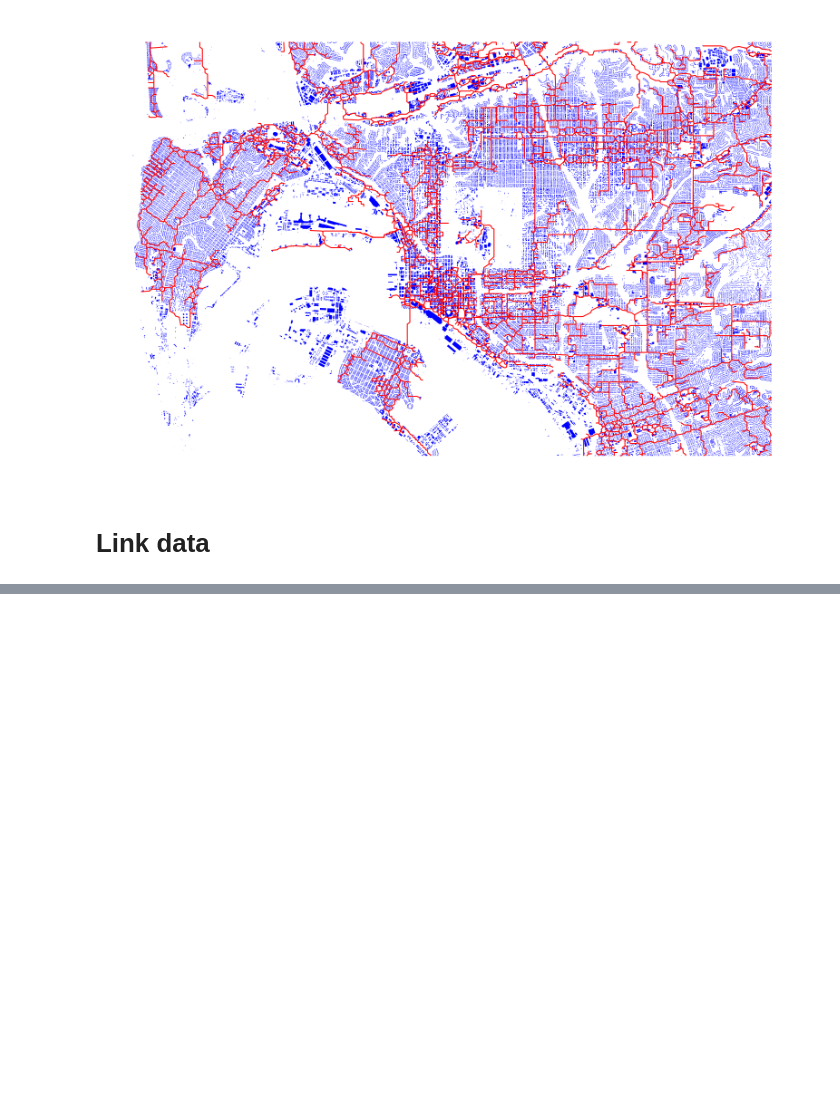
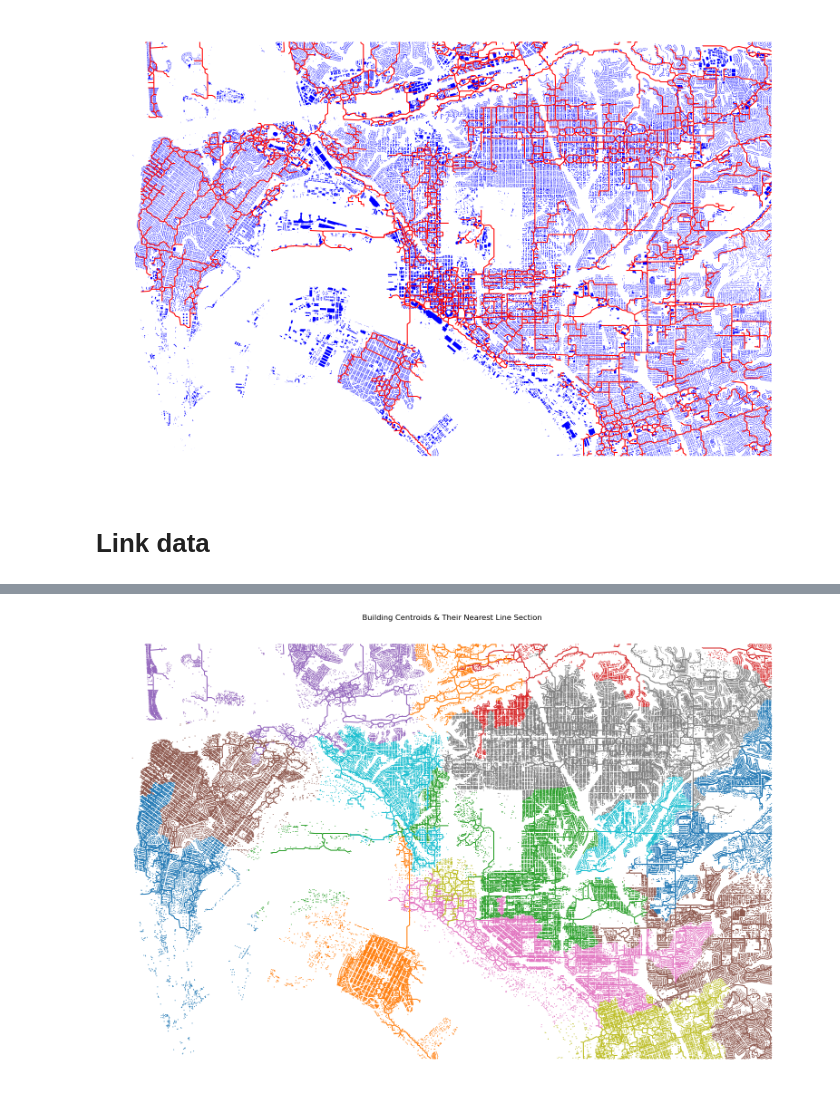
Before and after one commit to ElectriGrid/buildings-utility-link, a Jupyter notebook: sdge_link.ipynb, the cells around one changed output, grey strips where cells are left out. Saved outputs shown, nothing was run; the diff lists cells and outputs as text; code cells hidden in the pictures; blank space fills up the shorter version.

Commit message:
Link to substation

```diff
--- a/sdge_link.ipynb
+++ b/sdge_link.ipynb
@@ -100,2 +102,2 @@ buildings_clip['geometry'] = buildings_clip.centroid
 # %%
-# data_linked = gpd.sjoin_nearest(buildings_clip, sce_segments_table[['CIRCUIT', 'section_id', 'ica_overall_load', 'substation_name', 'geometry']], how='left', distance_col='dist_to_line_m')
+sdge_data_linked = gpd.sjoin_nearest(buildings_clip, sdge_feederlines, how='left', distance_col='dist_to_line_m')
@@ -101,0 +125,13 @@ buildings_clip['geometry'] = buildings_clip.centroid
+# %%
+fig, ax = plt.subplots(figsize=(20, 20))
+
+ax.axis('off')
+
+sdge_data_linked.plot(ax=ax, column='SUBID', markersize=0.2)
+
+sdge_feederlines.plot(ax=ax, column='SUBID')
+
+plt.title("Building Centroids & Their Nearest Line Section")
+plt.show()
+# %% [output]
+[figure, added]
```
Also changed, not shown: parts of 5 cells of this notebook.
